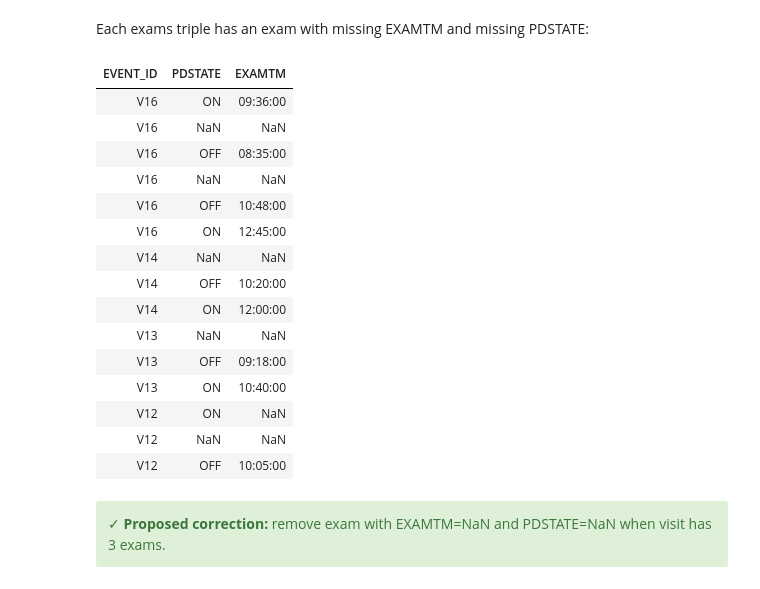
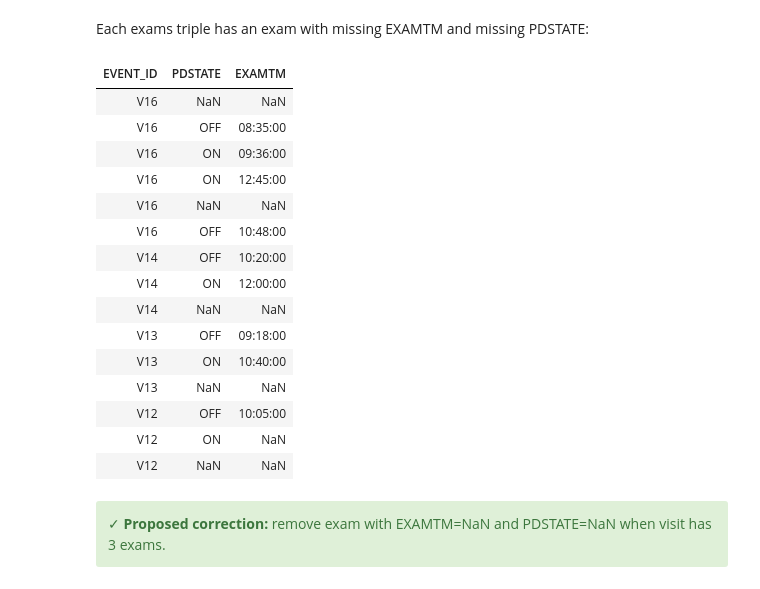
Before and after one commit to LivingPark-MRI/ppmi-treatment-and-on-off-status, a Jupyter notebook: PPMI medication and ON-OFF status.ipynb, the cells around one changed output. Cells and saved outputs as stored; diff of their text form; code cells hidden in the pictures.

```diff
--- a/PPMI medication and ON-OFF status.ipynb
+++ b/PPMI medication and ON-OFF status.ipynb
@@ -304,10 +304,12 @@ Note: for some of these records, medication date was likely on the day before th
 # %%
 before = len(df)
 df = df[
-    (df["PDSTATE"] != "ON")
-    | df["EXAMTM"].isnull()
-    | df["PDMEDTM"].isnull()
-    | (df["EXAMTM"] >= df["PDMEDTM"])
+    ~(
+        (df["PDSTATE"] == "ON")
+        & df["EXAMTM"].notnull()
+        & df["PDMEDTM"].notnull()
+        & (df["EXAMTM"] < df["PDMEDTM"])
+    )
 ]
 print(f"Removed {before-len(df)} records where PDSTATE=ON and EXAMTM<PDMEDTM")
 # %% [output]
@@ -328,28 +330,28 @@ len(pb)
 # %% [markdown]
 Each exams triple has an exam with missing EXAMTM and missing PDSTATE:
 # %%
-pb = df.groupby(["PATNO", "EVENT_ID"]).filter(lambda x: len(x) == 3)
+pb = df.groupby(["PATNO", "EVENT_ID"]).filter(lambda x: len(x) > 2)
 pb_trunc = pb[["EVENT_ID", "PDSTATE", "EXAMTM"]]
 from IPython.display import HTML
 
 HTML(pb_trunc.to_html(index=False))
 # %% [output]
 | EVENT_ID | PDSTATE | EXAMTM |
-| V16 | ON | 09:36:00 |
 | V16 | NaN | NaN |
 | V16 | OFF | 08:35:00 |
+| V16 | ON | 09:36:00 |
+| V16 | ON | 12:45:00 |
 | V16 | NaN | NaN |
 | V16 | OFF | 10:48:00 |
-| V16 | ON | 12:45:00 |
-| V14 | NaN | NaN |
 | V14 | OFF | 10:20:00 |
 | V14 | ON | 12:00:00 |
-| V13 | NaN | NaN |
+| V14 | NaN | NaN |
 | V13 | OFF | 09:18:00 |
 | V13 | ON | 10:40:00 |
+| V13 | NaN | NaN |
+| V12 | OFF | 10:05:00 |
 | V12 | ON | NaN |
 | V12 | NaN | NaN |
-| V12 | OFF | 10:05:00 |
 # %% [markdown]
 <div class="alert alert-block alert-success">
   	&#10003;   <b>Proposed correction:</b> remove exam with EXAMTM=NaN and PDSTATE=NaN when visit has 3 exams.
```
Also changed, not shown: parts of 30 cells of this notebook, 1 other file.
